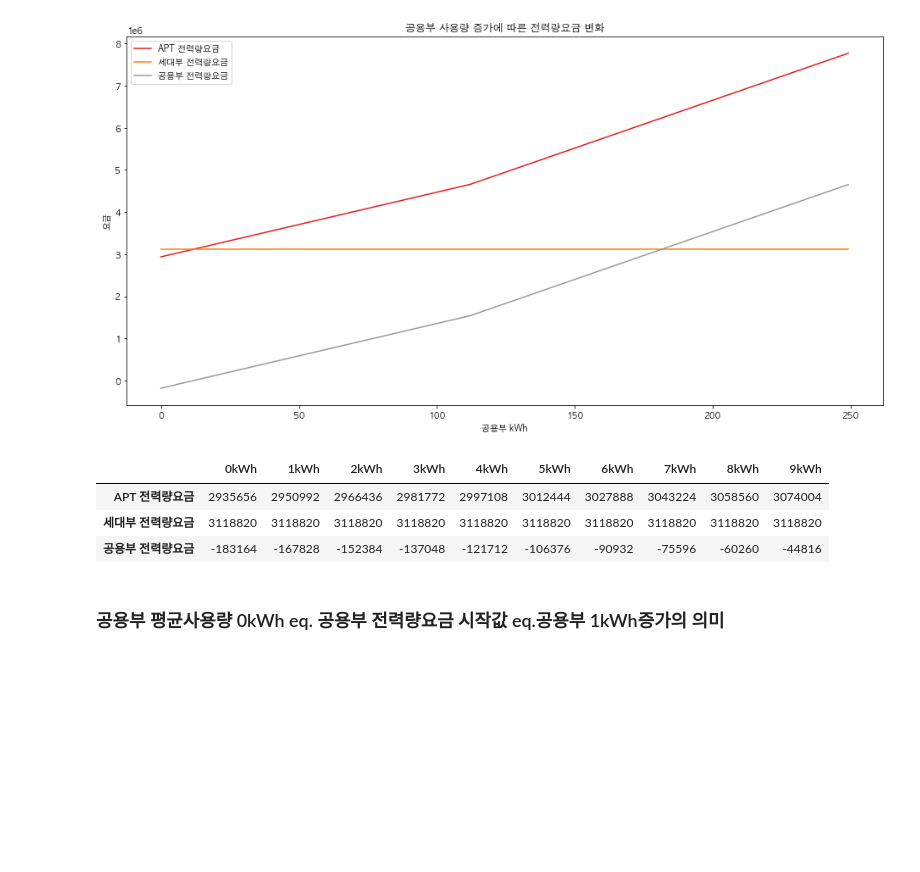
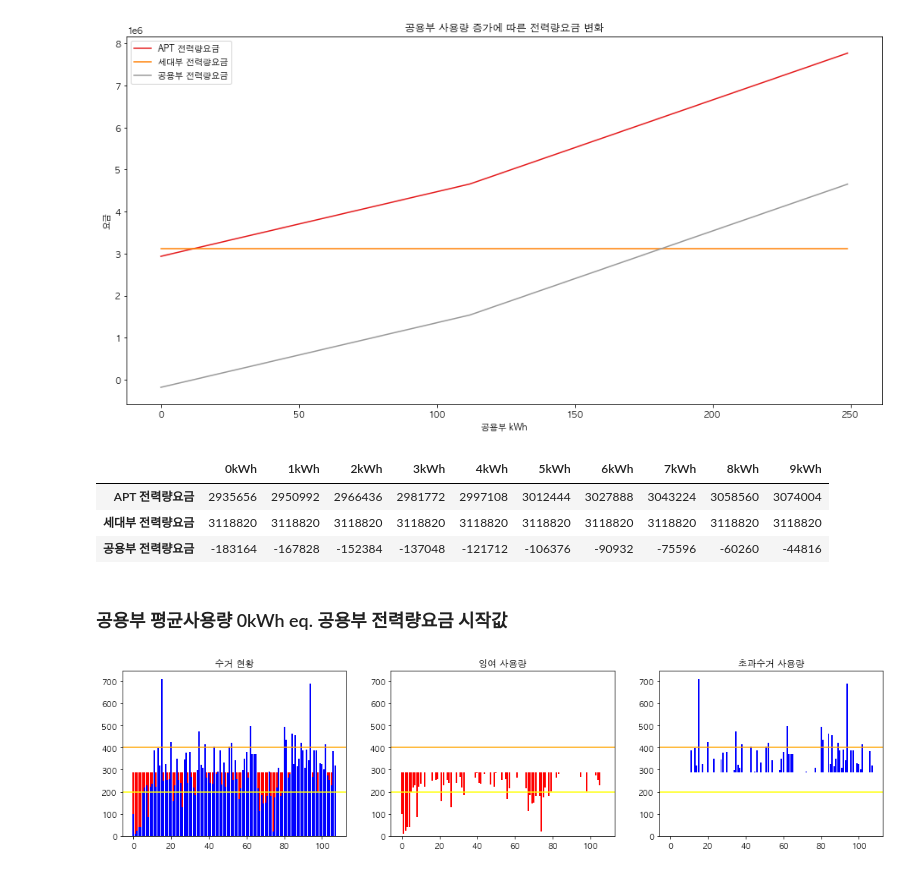
Before and after one commit to formegusto/what-is-public-fee, a Jupyter notebook: pt1.공용부의 전기요금 구성요소 Modularization.ipynb, the cells around one changed output. Cells and saved outputs as stored; diff of their text form; code cells hidden in the pictures; blank space fills up the shorter version.

Commit message:
elec rate

```diff
--- a/pt1.공용부의 전기요금 구성요소 Modularization.ipynb
+++ b/pt1.공용부의 전기요금 구성요소 Modularization.ipynb
@@ -95,4 +95,8 @@ anal.elec_rate.get_kwh().iloc[:, :10]
 | 세대부 전력량요금 | 3118820 | 3118820 | 3118820 | 3118820 | 3118820 | 3118820 | 3118820 | 3118820 | 3118820 | 3118820 |
 | 공용부 전력량요금 | -183164 | -167828 | -152384 | -137048 | -121712 | -106376 | -90932 | -75596 | -60260 | -44816 |
 # %% [markdown]
-### 공용부 평균사용량 0kWh eq. 공용부 전력량요금 시작값 eq.공용부 1kWh증가의 의미
+### 공용부 평균사용량 0kWh eq. 공용부 전력량요금 시작값
+# %%
+anal.elec_rate.col_monitor()
+# %% [output]
+[figure, added]
```
Also changed, not shown: parts of 6 cells of this notebook, 8 other files.
